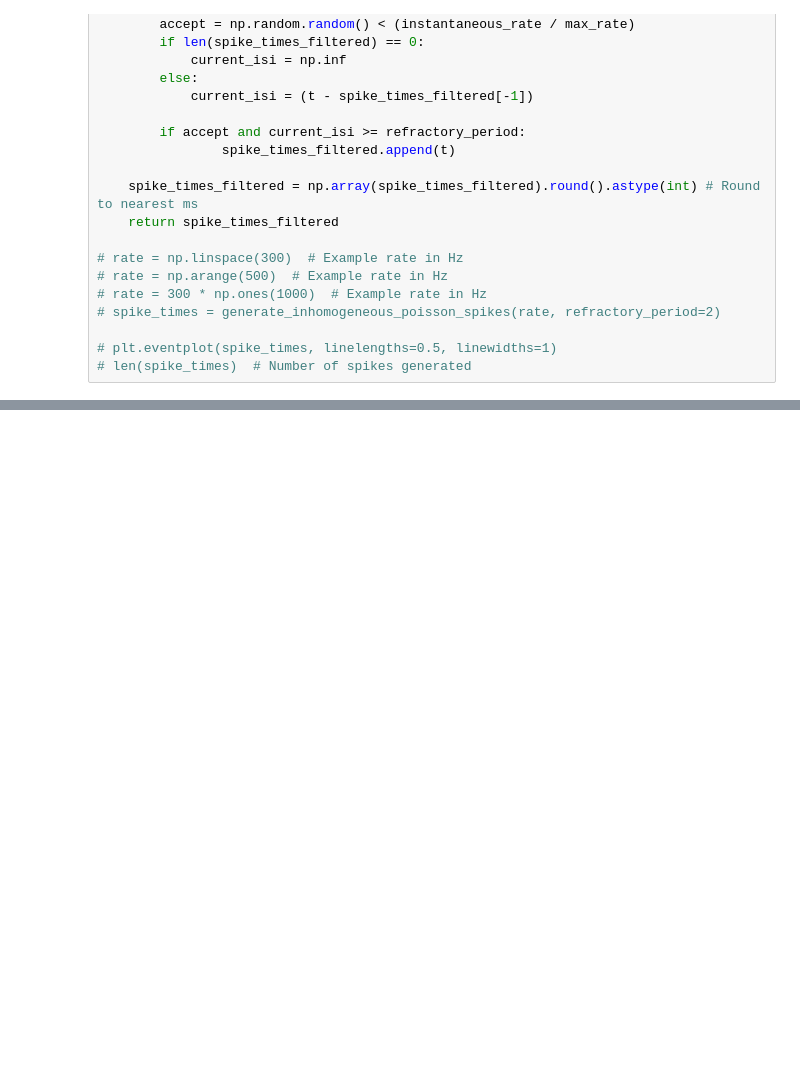
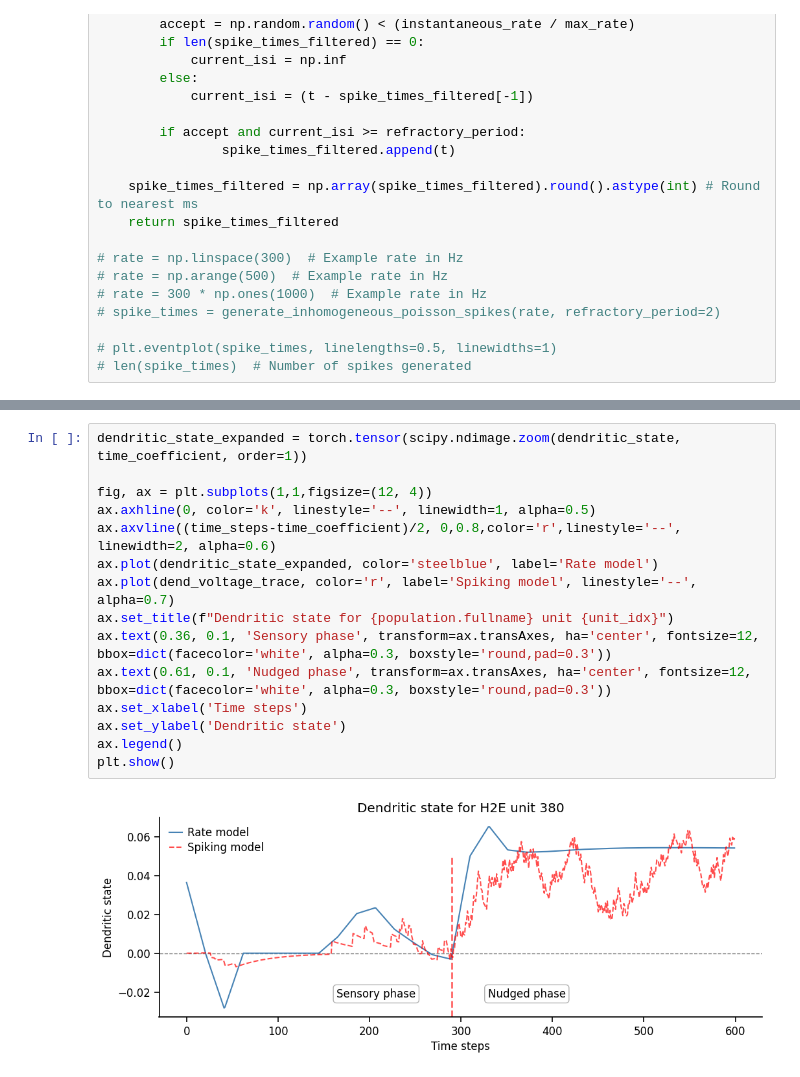
Before and after one commit to Milstein-Lab/EIANN, a Jupyter notebook: docs/Galloni_etal_2025/spiking_example.ipynb, the cells around one changed output, grey strips where cells are left out. Drawn from its saved outputs; the diff is of its cells as text; blank space fills up the shorter version.

```diff
--- a/docs/Galloni_etal_2025/spiking_example.ipynb
+++ b/docs/Galloni_etal_2025/spiking_example.ipynb
@@ -409,0 +450,17 @@ plt.show()
+# %%
+dendritic_state_expanded = torch.tensor(scipy.ndimage.zoom(dendritic_state, time_coefficient, order=1))
+
+fig, ax = plt.subplots(1,1,figsize=(12, 4))
+ax.axhline(0, color='k', linestyle='--', linewidth=1, alpha=0.5)
+ax.axvline((time_steps-time_coefficient)/2, 0,0.8,color='r',linestyle='--', linewidth=2, alpha=0.6)
+ax.plot(dendritic_state_expanded, color='steelblue', label='Rate model')
+ax.plot(dend_voltage_trace, color='r', label='Spiking model', linestyle='--', alpha=0.7)
+ax.set_title(f"Dendritic state for {population.fullname} unit {unit_idx}")
+ax.text(0.36, 0.1, 'Sensory phase', transform=ax.transAxes, ha='center', fontsize=12, bbox=dict(facecolor='white', alpha=0.3, boxstyle='round,pad=0.3'))
+ax.text(0.61, 0.1, 'Nudged phase', transform=ax.transAxes, ha='center', fontsize=12, bbox=dict(facecolor='white', alpha=0.3, boxstyle='round,pad=0.3'))
+ax.set_xlabel('Time steps')
+ax.set_ylabel('Dendritic state')
+ax.legend()
+plt.show()
+# %% [output]
+[figure, added]
```
Also changed, not shown: parts of 9 cells of this notebook.
